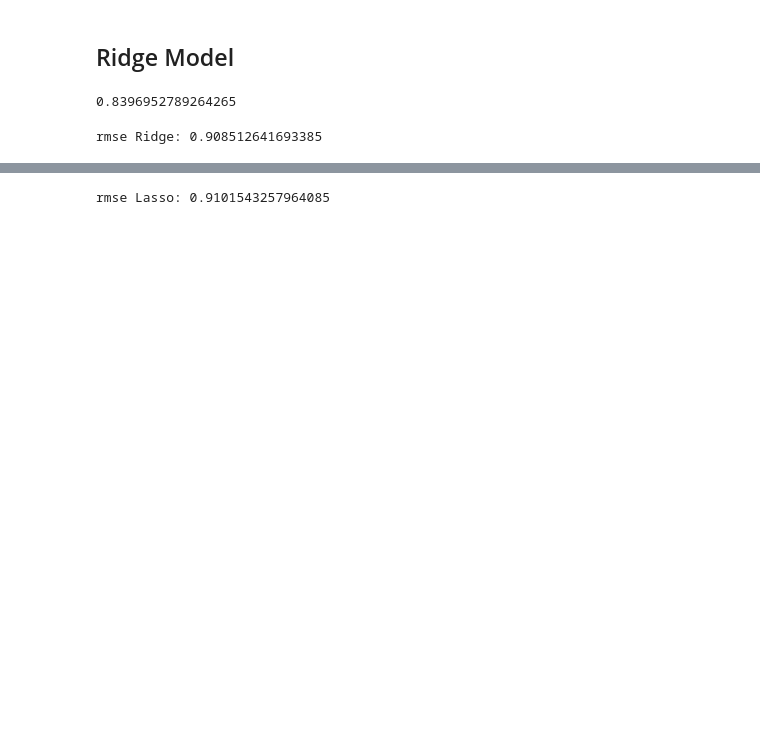
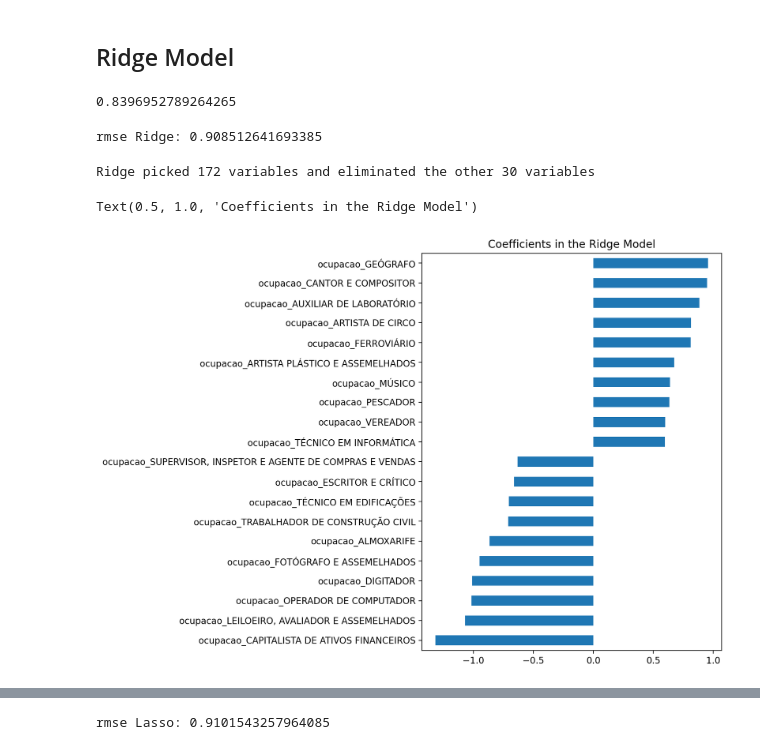
Before and after one commit to alananeo/votos, a Jupyter notebook: tarefa.ipynb, the cells around one changed output, grey strips where cells are left out. Drawn from its saved outputs; the diff is of its cells as text; code cells hidden in the pictures; blank space fills up the shorter version.

```diff
--- a/tarefa.ipynb
+++ b/tarefa.ipynb
@@ -70,3 +76,18 @@ cv_ridge = pd.Series(cv_ridge, index = alphas)
 print("rmse Ridge: {}".format(cv_ridge.min()))
 # %% [output]
 rmse Ridge: 0.908512641693385
+# %%
+coef_ridge = pd.Series(model_ridge.coef_, index = X_train.columns)
+# %%
+print("Ridge picked " + str(sum(coef_ridge != 0)) + " variables and eliminated the other " + str(sum(coef_ridge == 0)) + " variables")
+# %% [output]
+Ridge picked 172 variables and eliminated the other 30 variables
+# %%
+imp_coef_ridge = pd.concat([coef_ridge.sort_values().head(10), coef_ridge.sort_values().tail(10)])
+# %%
+matplotlib.rcParams['figure.figsize'] = (6.0, 8.0)
+imp_coef_ridge.plot(kind = "barh")
+plt.title("Coefficients in the Ridge Model")
+# %% [output]
+Text(0.5, 1.0, 'Coefficients in the Ridge Model')
+[figure, added]
```
Also changed, not shown: parts of 61 cells of this notebook, 1 other file.
